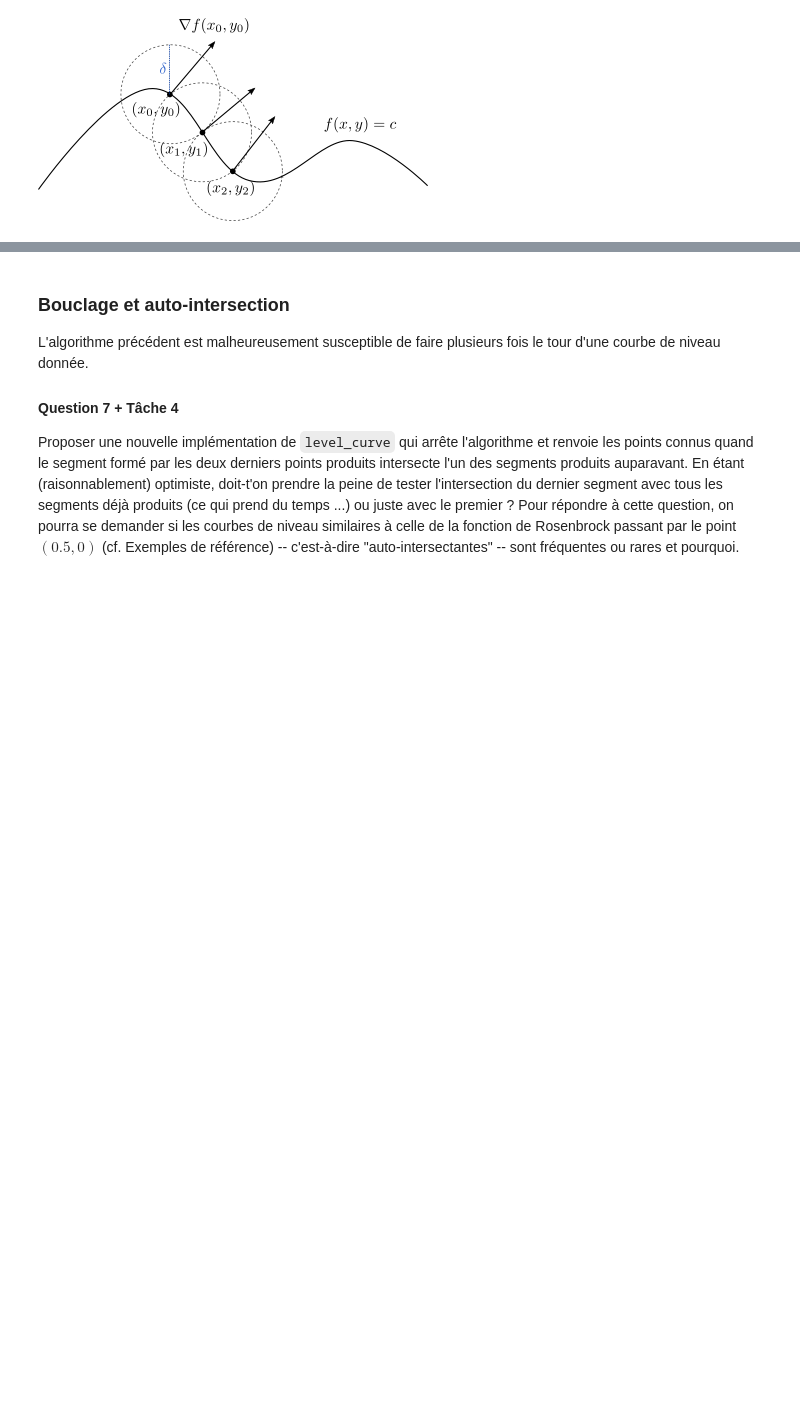
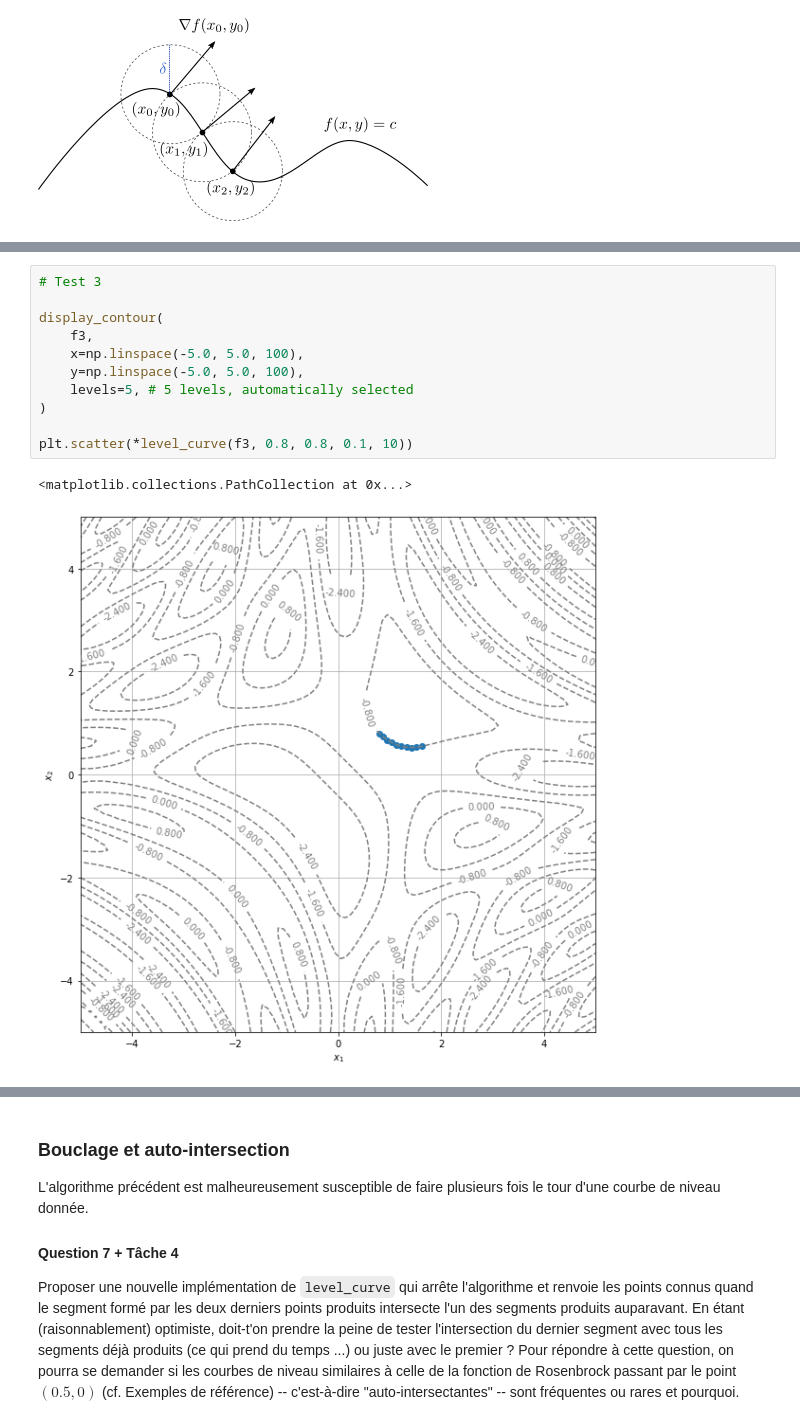
Before and after one commit to florian6973/courbes-de-niveau, a Jupyter notebook: Courbes de niveau - Enoncé.ipynb, the cells around one changed output, grey strips where cells are left out. Cells and saved outputs as stored; diff of their text form; blank space fills up the shorter version.

```diff
--- a/Courbes de niveau - Enoncé.ipynb
+++ b/Courbes de niveau - Enoncé.ipynb
@@ -390,0 +430,14 @@ array([[ 0.8       ,  0.8       ,  0.86421029,  0.72333816,  0.91431887,
+# %%
+# Test 3
+
+display_contour(
+    f3,
+    x=np.linspace(-5.0, 5.0, 100),
+    y=np.linspace(-5.0, 5.0, 100),
+    levels=5, # 5 levels, automatically selected
+)
+
+plt.scatter(*level_curve(f3, 0.8, 0.8, 0.1, 10))
+# %% [output]
+<matplotlib.collections.PathCollection at 0x...>
+[figure, added]
```
Also changed, not shown: parts of 21 cells of this notebook.
